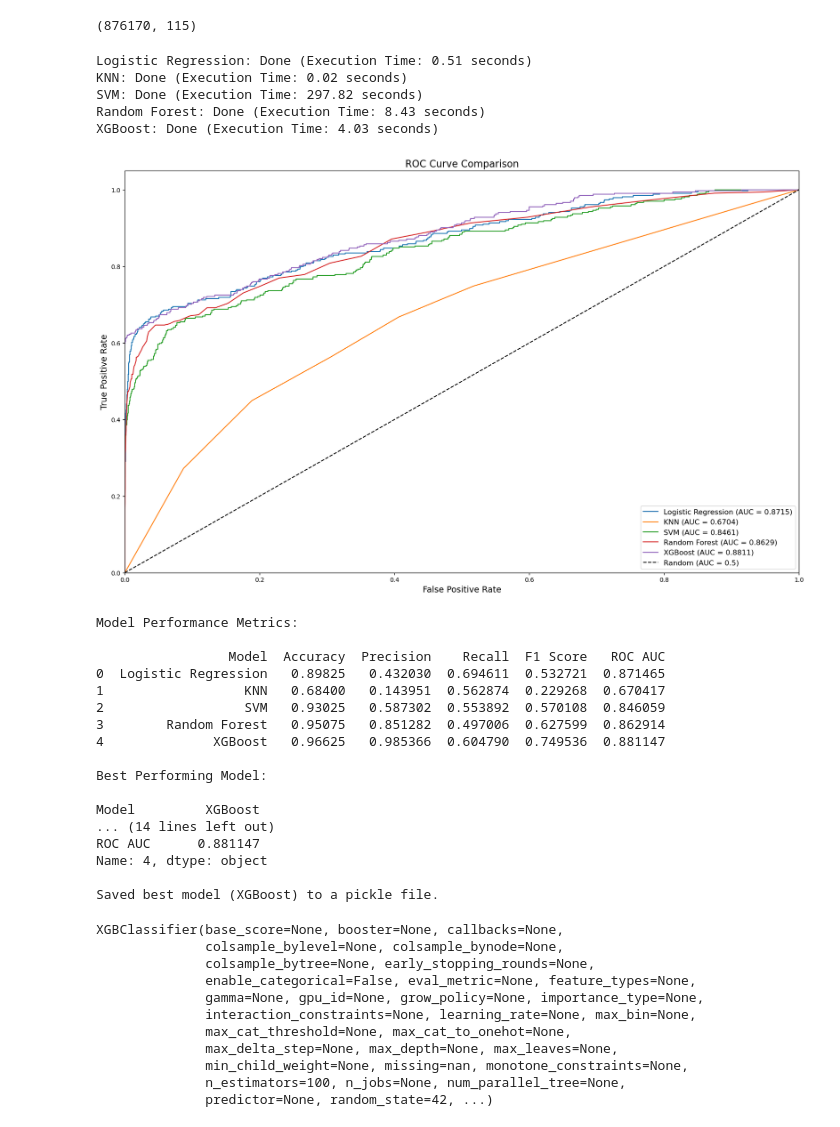
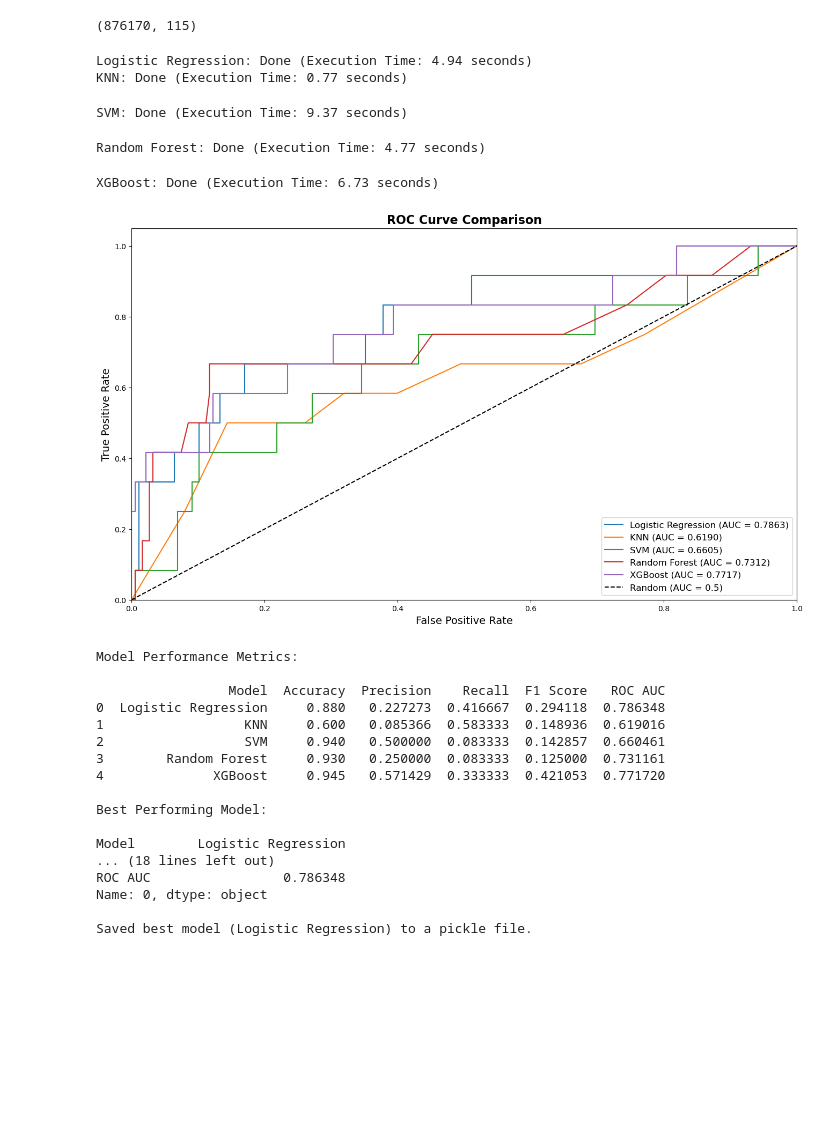
Before and after one commit to xzhou110/lending_club_loans_default_prediction, a Jupyter notebook: 02. modeling_new.ipynb, the cells around one changed output. Saved outputs shown, nothing was run; the diff lists cells and outputs as text; code cells hidden in the pictures; blank space fills up the shorter version.

```diff
--- a/02. modeling_new.ipynb
+++ b/02. modeling_new.ipynb
@@ -58,6 +56,6 @@ top_n_features = fs.select_features(X = df.drop(columns = ['label']),
                    y = df['label'],
                    ml_type = 'classification',
                    n_features_to_select = 30,
-                   n_samples = 100000)
+                   n_samples = 1000)
 # %% [output]
 INFO:root:Starting feature selection...
@@ -88,46 +86,35 @@ df.shape
 (876170, 115)
 # %%
 # Randomly sample n_samples from your DataFrame
-n_samples = 20000
+n_samples = 1000
 
 df_sampled = df.sample(n_samples, random_state=42)
 # %%
 X_processed_sampled = df_sampled[top_n_features]
 y_sampled = df_sampled['label']
 # %%
-cm2.run_classification_models(X_processed_sampled, y_sampled, search_type = None)
+best_model = cm.run_classification_models(X_processed_sampled, y_sampled, search_type='random', scoring_metric='roc auc')
 # %% [output]
-Logistic Regression: Done (Execution Time: 0.51 seconds)
-KNN: Done (Execution Time: 0.02 seconds)
-SVM: Done (Execution Time: 297.82 seconds)
-Random Forest: Done (Execution Time: 8.43 seconds)
-XGBoost: Done (Execution Time: 4.03 seconds)
+Logistic Regression: Done (Execution Time: 4.94 seconds)
+KNN: Done (Execution Time: 0.77 seconds)
-[figure, old version]
-Model Performance Metrics:
-
-                 Model  Accuracy  Precision    Recall  F1 Score   ROC AUC
-0  Logistic Regression   0.89825   0.432030  0.694611  0.532721  0.871465
-1                  KNN   0.68400   0.143951  0.562874  0.229268  0.670417
-2                  SVM   0.93025   0.587302  0.553892  0.570108  0.846059
-3        Random Forest   0.95075   0.851282  0.497006  0.627599  0.862914
-4              XGBoost   0.96625   0.985366  0.604790  0.749536  0.881147
-
-Best Performing Model:
-
-Model         XGBoost
-... (14 lines left out)
-ROC AUC      0.881147
-Name: 4, dtype: object
-
-Saved best model (XGBoost) to a pickle file.
+SVM: Done (Execution Time: 9.37 seconds)
-XGBClassifier(base_score=None, booster=None, callbacks=None,
-              colsample_bylevel=None, colsample_bynode=None,
-              colsample_bytree=None, early_stopping_rounds=None,
-              enable_categorical=False, eval_metric=None, feature_types=None,
-              gamma=None, gpu_id=None, grow_policy=None, importance_type=None,
-              interaction_constraints=None, learning_rate=None, max_bin=None,
-              max_cat_threshold=None, max_cat_to_onehot=None,
-              max_delta_step=None, max_depth=None, max_leaves=None,
-              min_child_weight=None, missing=nan, monotone_constraints=None,
-              n_estimators=100, n_jobs=None, num_parallel_tree=None,
-              predictor=None, random_state=42, ...)
+Random Forest: Done (Execution Time: 4.77 seconds)
+XGBoost: Done (Execution Time: 6.73 seconds)
+[figure, new version]
+Model Performance Metrics:
+
+                 Model  Accuracy  Precision    Recall  F1 Score   ROC AUC
+0  Logistic Regression     0.880   0.227273  0.416667  0.294118  0.786348
+1                  KNN     0.600   0.085366  0.583333  0.148936  0.619016
+2                  SVM     0.940   0.500000  0.083333  0.142857  0.660461
+3        Random Forest     0.930   0.250000  0.083333  0.125000  0.731161
+4              XGBoost     0.945   0.571429  0.333333  0.421053  0.771720
+
+Best Performing Model:
+
+Model        Logistic Regression
+... (18 lines left out)
+ROC AUC                 0.786348
+Name: 0, dtype: object
+
+Saved best model (Logistic Regression) to a pickle file.
```
Also changed, not shown: parts of 5 cells of this notebook, 16 other files.
